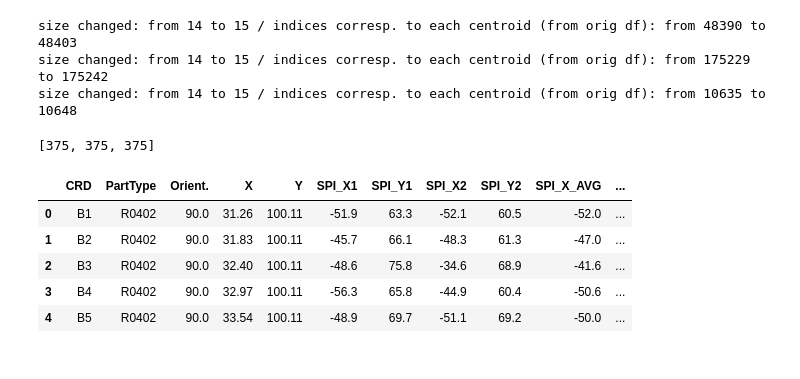
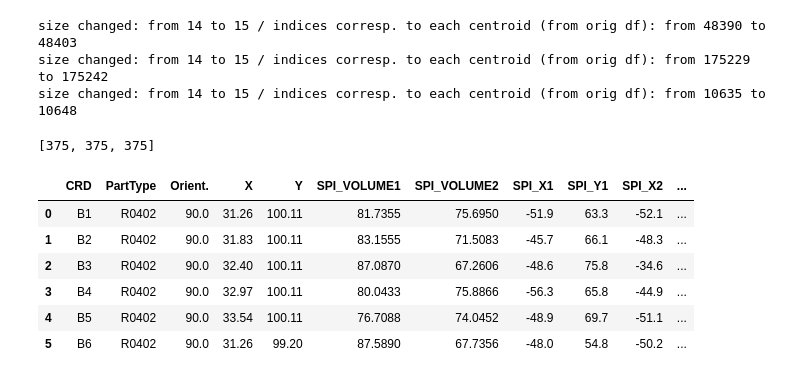
Before and after one commit to andyj1/np, a Jupyter notebook: data_analysis/imputation.ipynb, the cells around one changed output. Drawn from its saved outputs; the diff is of its cells as text; code cells hidden in the pictures.

```diff
--- a/data_analysis/imputation.ipynb
+++ b/data_analysis/imputation.ipynb
@@ -114,13 +115,6 @@ Missing CRD in R1005-90-Job_0_3:        D143
 # %%
 missing_crd = {0: 'C395', 1: 'D492', 2: 'D143'}
 # %%
-# append columns: mean SPI x AND y
-if not 'SPI_X_AVG' in list(df.columns):
-    avg_spi_x = df.loc[:,['SPI_X1', 'SPI_X2']].mean(axis=1)
-    avg_spi_y = df.loc[:,['SPI_Y1', 'SPI_Y2']].mean(axis=1)
-    df.insert(11, 'SPI_X_AVG', avg_spi_x)
-    df.insert(12, 'SPI_Y_AVG', avg_spi_y)
-
 temp1 = df.loc[(df['PartType']=='R0603') & (df['Orient.']==0) & (df['Job']=='Job_2_2')]
 temp2 = df.loc[(df['PartType']=='R1005') & (df['Orient.']==0) & (df['Job']=='Job_8_5')]
 temp3 = df.loc[(df['PartType']=='R1005') & (df['Orient.']==90) & (df['Job']=='Job_0_3')]
@@ -137,12 +131,8 @@ df.head()
 # %%
 #### visualize (x, y)
 
-# x1 = 'SPI_X1'
-# y1 = 'SPI_Y1'
-# x2 = 'SPI_X2'
-# y2 = 'SPI_Y2'
-xavg = 'SPI_X_AVG'
-yavg = 'SPI_Y_AVG'
+xavg = 'SPI_L'
+yavg = 'SPI_W'
 
 # temp#_df: contains SPI_X_AVG and SPI_Y_AVG
 temp1_df = temp1[[xavg, yavg]]
@@ -156,14 +146,14 @@ for idx, group in enumerate([temp1, temp2, temp3]):
     x_group = group[xavg]
     y_group = group[yavg]
     ax = fig.add_subplot(1,3,idx+1)
-    ax.scatter(x_group, y_group, label='SPI_AVG')
+    ax.scatter(x_group, y_group, label='SPI_L,W')
     ax.set_xlabel(f'{xavg} (\u03BCm)')
     ax.set_ylabel(f'{yavg} (\u03BCm)')
     ax.set_title(missing_chip[idx])
     ax.grid()
     ax.legend(loc='upper right')
 
-    ''' show for each SPI_X1/Y1, SPI_X2/Y2
+    ''' show for each SPI_L1/W1, SPI_L2/W2
     x_group = group[x1]
     y_group = group[y1]
     ax = fig.add_subplot(2,3,idx+1)
@@ -288,10 +278,12 @@ for i in range(len(missing_sample)):
     tmp = temps[i].iloc[missing_sample[i][1],:].append(pd.Series(dtype=float), ignore_index=True)
 
     # columns to impute:
-    cols_to_impute = ['X','Y','SPI_VOLUME_MEAN','SPI_X1','SPI_Y1','SPI_X2','SPI_Y2','SPI_X_AVG','SPI_Y_AVG',\
-                      'SPI_L1','SPI_W1','SPI_L2','SPI_W2','SPI_L','SPI_W', \
+    cols_to_impute = ['X','Y', \
+                      'SPI_VOLUME1','SPI_VOLUME2', 'SPI_VOLUME_MEAN',\
+                      'SPI_L','SPI_W', \
                       'PRE_X','PRE_Y','PRE_A','PRE_L','PRE_W', \
-                      'POST_X','POST_Y','POST_A','POST_L','POST_W','Orient.']
+                      'POST_X','POST_Y','POST_A','POST_L','POST_W', \
+                      'Orient.']
     # drop CRD and PartType for imputation
     tmp = tmp[cols_to_impute]
 
@@ -326,7 +318,6 @@ for i in range(len(missing_sample)):
 #     print(imputed)
     df_temp_save = df_temp_save.append(imputed, ignore_index=True)
 
-
 # scan for missing (parttype, orientation, job):
 # >> if none printed, then none missing!
 # >> all 15 reps, 25 stencil jobs, 81 chip jobs present
@@ -363,14 +354,15 @@ new_temp3 = df_temp_save.loc[(df_temp_save['PartType']=='R1005') & (df_temp_save
 # %% [output]
 [375, 375, 375]
 # %%
-df_imputed = df_temp_save.drop(columns=['SPI_VOLUME1','SPI_VOLUME2','SPI_R','PRE_R','POST_R','SPI_VOLUME_DIFF'])
+df_imputed = df_temp_save.drop(columns=['SPI_R','PRE_R','POST_R'])
 df_imputed.to_csv('../data/imputed_data.csv')
 # %%
-df_imputed.head(5)
+df_imputed.head(6)
 # %% [output]
-|  | CRD | PartType | Orient. | X | Y | SPI_X1 | SPI_Y1 | SPI_X2 | SPI_Y2 | SPI_X_AVG | ... |
-| 0 | B1 | R0402 | 90.0 | 31.26 | 100.11 | -51.9 | 63.3 | -52.1 | 60.5 | -52.0 | ... |
-| 1 | B2 | R0402 | 90.0 | 31.83 | 100.11 | -45.7 | 66.1 | -48.3 | 61.3 | -47.0 | ... |
-| 2 | B3 | R0402 | 90.0 | 32.40 | 100.11 | -48.6 | 75.8 | -34.6 | 68.9 | -41.6 | ... |
-| 3 | B4 | R0402 | 90.0 | 32.97 | 100.11 | -56.3 | 65.8 | -44.9 | 60.4 | -50.6 | ... |
-| 4 | B5 | R0402 | 90.0 | 33.54 | 100.11 | -48.9 | 69.7 | -51.1 | 69.2 | -50.0 | ... |
+|  | CRD | PartType | Orient. | X | Y | SPI_VOLUME1 | SPI_VOLUME2 | SPI_X1 | SPI_Y1 | SPI_X2 | ... |
+| 0 | B1 | R0402 | 90.0 | 31.26 | 100.11 | 81.7355 | 75.6950 | -51.9 | 63.3 | -52.1 | ... |
+| 1 | B2 | R0402 | 90.0 | 31.83 | 100.11 | 83.1555 | 71.5083 | -45.7 | 66.1 | -48.3 | ... |
+| 2 | B3 | R0402 | 90.0 | 32.40 | 100.11 | 87.0870 | 67.2606 | -48.6 | 75.8 | -34.6 | ... |
+| 3 | B4 | R0402 | 90.0 | 32.97 | 100.11 | 80.0433 | 75.8866 | -56.3 | 65.8 | -44.9 | ... |
+| 4 | B5 | R0402 | 90.0 | 33.54 | 100.11 | 76.7088 | 74.0452 | -48.9 | 69.7 | -51.1 | ... |
+| 5 | B6 | R0402 | 90.0 | 31.26 | 99.20 | 87.5890 | 67.7356 | -48.0 | 54.8 | -50.2 | ... |
```
Also changed, not shown: parts of 6 cells of this notebook, 11 other files.
